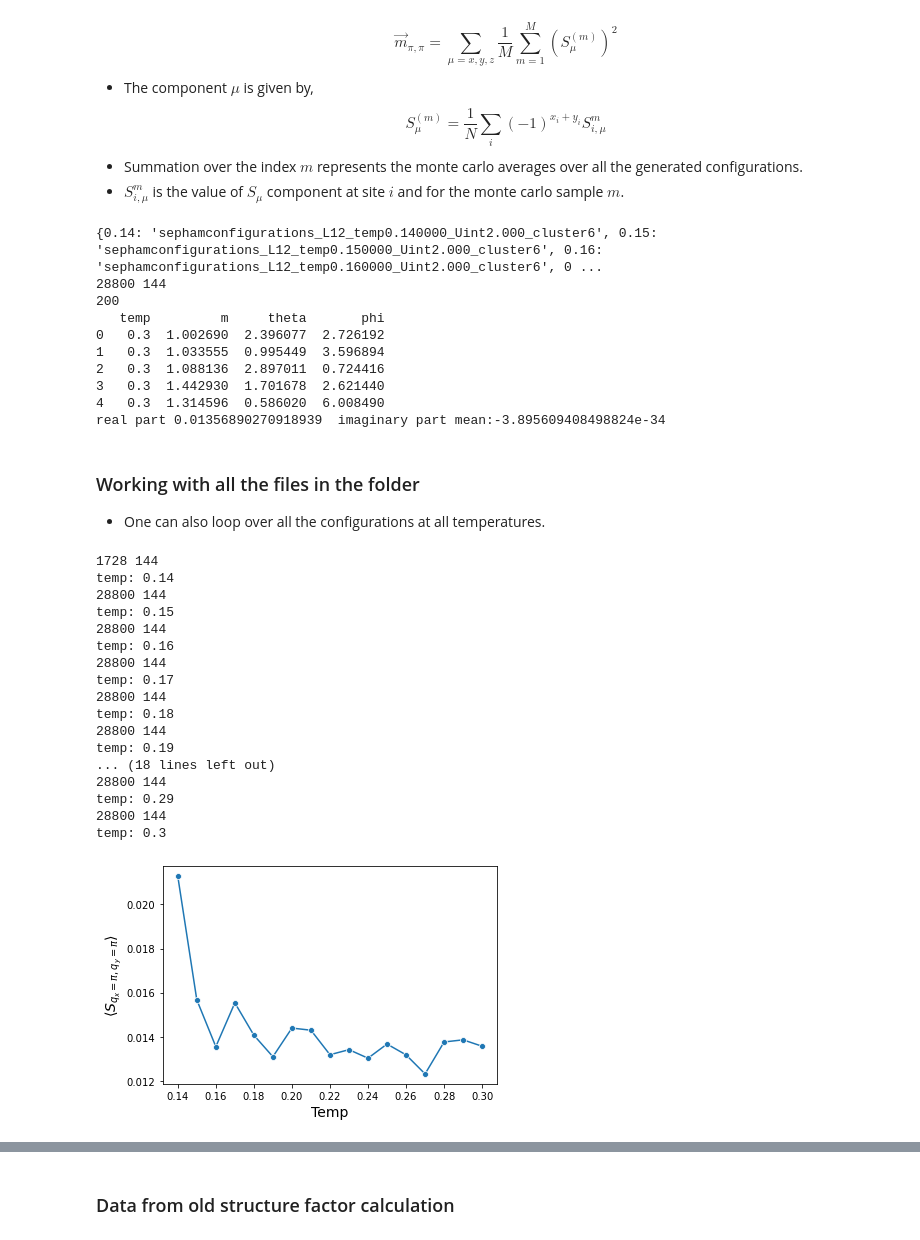
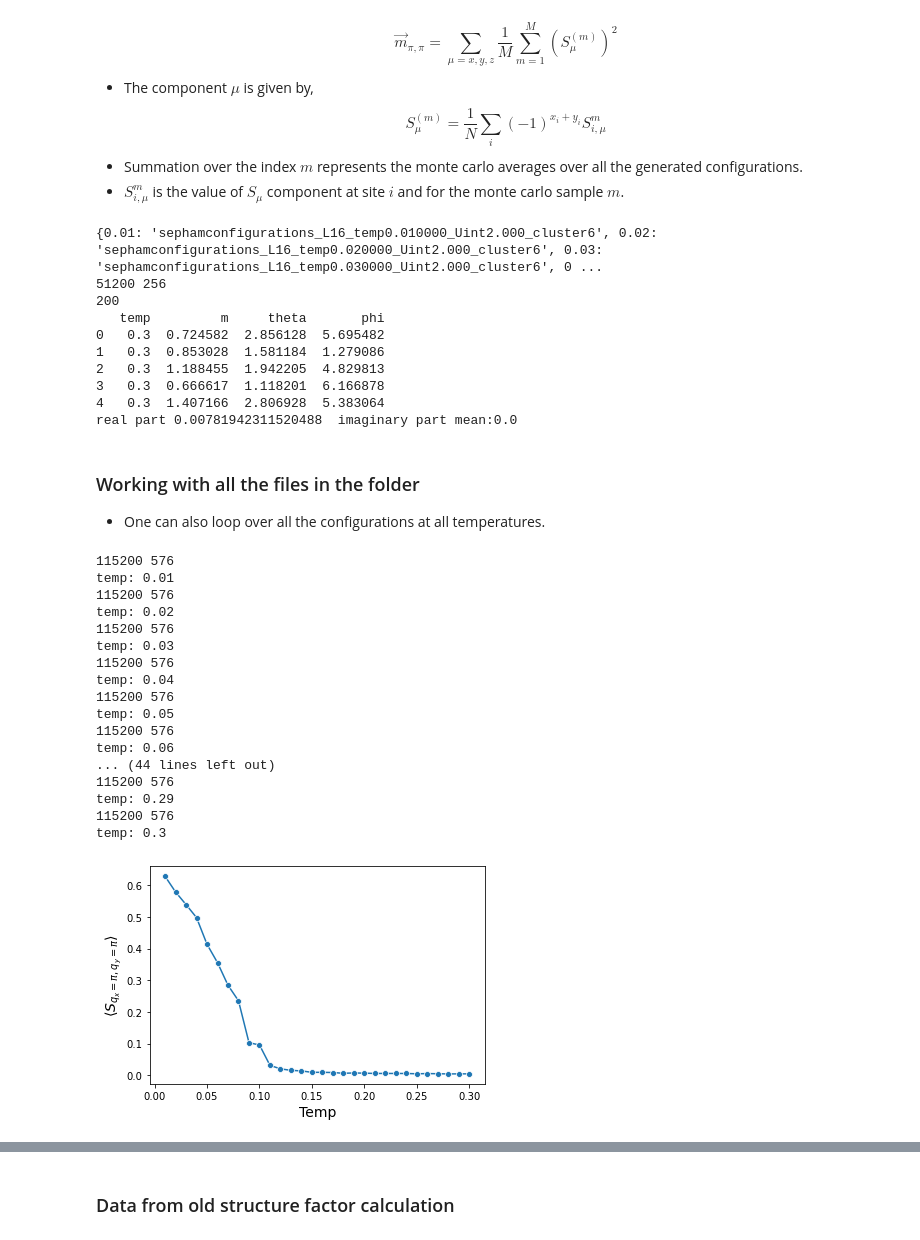
Before and after one commit to Shashi1a/tca_ptca, a Jupyter notebook: spinspincorr.ipynb, the cells around one changed output, grey strips where cells are left out. Saved outputs shown, nothing was run; the diff lists cells and outputs as text; code cells hidden in the pictures.

```diff
--- a/spinspincorr.ipynb
+++ b/spinspincorr.ipynb
@@ -379,7 +379,7 @@ class StructureFactor:
                         ,'mc_mz':self.confmz,'mc_m2':self.confm2,'temp':temp_arr})
 # %%
 
-L = 12
+L = 16
 ## create an instance of the class structure factor
 sf = StructureFactor(L, './')
 sf.lattind()
@@ -417,16 +417,16 @@ print(f'real part {cm.real}  imaginary part mean:{cm.imag.mean()}')
 
 #sf.qphase
 # %% [output]
-{0.14: 'sephamconfigurations_L12_temp0.140000_Uint2.000_cluster6', 0.15: 'sephamconfigurations_L12_temp0.150000_Uint2.000_cluster6', 0.16: 'sephamconfigurations_L12_temp0.160000_Uint2.000_cluster6', 0 ...
-28800 144
+{0.01: 'sephamconfigurations_L16_temp0.010000_Uint2.000_cluster6', 0.02: 'sephamconfigurations_L16_temp0.020000_Uint2.000_cluster6', 0.03: 'sephamconfigurations_L16_temp0.030000_Uint2.000_cluster6', 0 ...
+51200 256
 200
    temp         m     theta       phi
-0   0.3  1.002690  2.396077  2.726192
-1   0.3  1.033555  0.995449  3.596894
-2   0.3  1.088136  2.897011  0.724416
-3   0.3  1.442930  1.701678  2.621440
-4   0.3  1.314596  0.586020  6.008490
-real part 0.01356890270918939  imaginary part mean:-3.895609408498824e-34
+0   0.3  0.724582  2.856128  5.695482
+1   0.3  0.853028  1.581184  1.279086
+2   0.3  1.188455  1.942205  4.829813
+3   0.3  0.666617  1.118201  6.166878
+4   0.3  1.407166  2.806928  5.383064
+real part 0.00781942311520488  imaginary part mean:0.0
 # %%
 fig = px.scatter_3d(sf.mcconf_df,x='mc_mx',y='mc_my',z='mc_mz',size='mc_m2',color='mc_m2')
 fig.show()
@@ -435,8 +435,8 @@ fig.show()
 * One can also loop over all the configurations at all temperatures.
 # %%
 df_m,df_comp,df_mc = pd.DataFrame(),pd.DataFrame(),pd.DataFrame()
-L=12
-fp='./'
+L=24
+fp = './trialdata/L24/int6.0/anything624096/'
 loopobj = StructureFactor(L,filepath=fp)
 
 loopobj.getFile()
@@ -457,28 +457,28 @@ for j in loopobj.filedict.keys():
 strfc_df = pd.DataFrame({'temp': np.array(list(loopobj.filedict.keys())) \
                 ,'sf': np.array(crf)})
 # %% [output]
-1728 144
-temp: 0.14
-28800 144
-temp: 0.15
-28800 144
-temp: 0.16
-28800 144
-temp: 0.17
-28800 144
-temp: 0.18
-28800 144
-temp: 0.19
-... (18 lines left out)
-28800 144
+115200 576
+temp: 0.01
+115200 576
+temp: 0.02
+115200 576
+temp: 0.03
+115200 576
+temp: 0.04
+115200 576
+temp: 0.05
+115200 576
+temp: 0.06
+... (44 lines left out)
+115200 576
 temp: 0.29
-28800 144
+115200 576
 temp: 0.3
 # %%
 sns.lineplot(x='temp',y='sf',data=strfc_df,markers=True,marker='o')
 plt.xlabel('Temp',fontsize=14)
 plt.ylabel(r'$\langle S_{q_{x} = \pi, q_{y}=\pi}\rangle$', fontsize=14)
 plt.show()
-#strfc_df.to_csv(loopobj.filepath+f'magstrucfac_L{loopobj.L}.csv',index=[0])
+strfc_df.to_csv(loopobj.filepath+f'magstrucfac_L{loopobj.L}.csv',index=[0])
 # %% [output]
-[figure, old version]
+[figure, new version]
```
Also changed, not shown: parts of 6 cells of this notebook, 1 other file.
